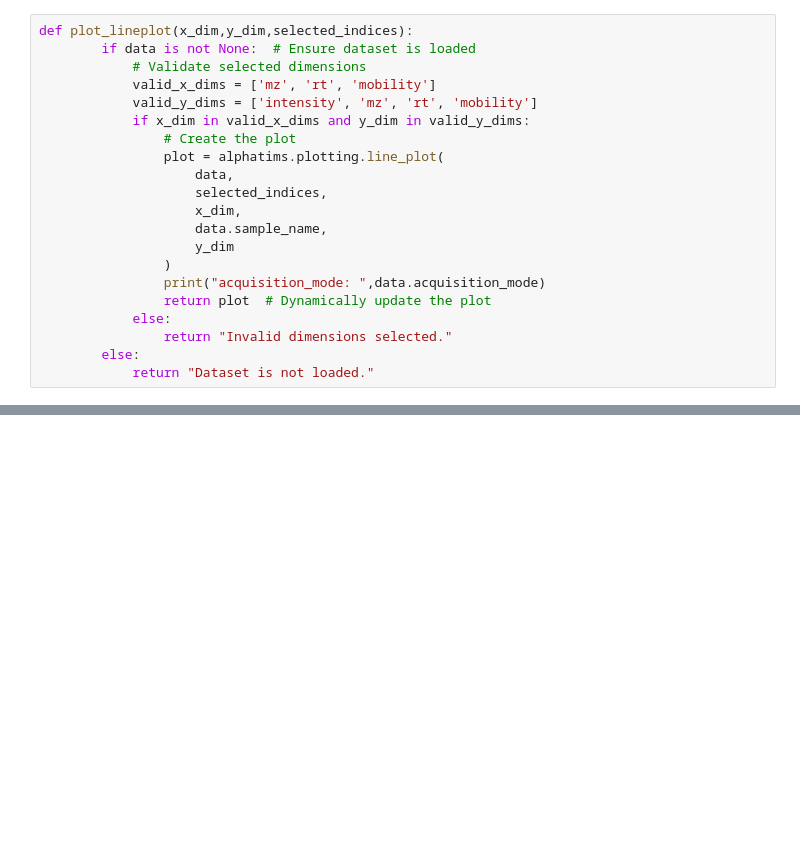
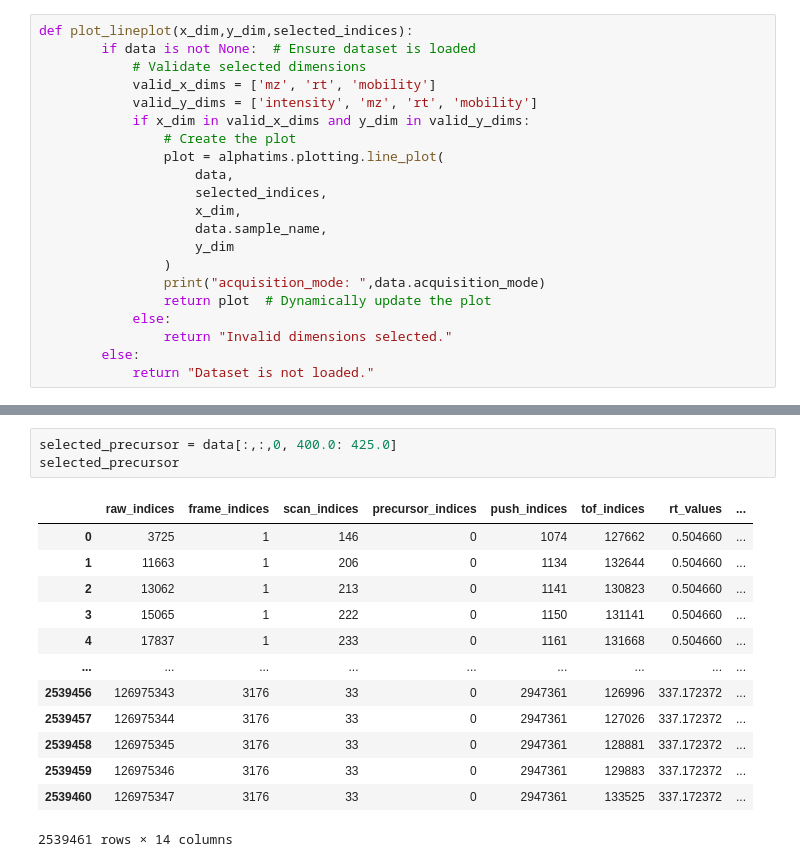
Before and after one commit to RapidSpectraX-Final-Year-Project/1.0, a Jupyter notebook: chargeDetection.ipynb, the cells around one changed output, grey strips where cells are left out. Cells and saved outputs as stored; diff of their text form; blank space fills up the shorter version.

```diff
--- a/chargeDetection.ipynb
+++ b/chargeDetection.ipynb
@@ -129,0 +159,17 @@ plt.show()
+# %%
+selected_precursor = data[:,:,0, 400.0: 425.0]
+selected_precursor
+# %% [output]
+|  | raw_indices | frame_indices | scan_indices | precursor_indices | push_indices | tof_indices | rt_values | ... |
+| 0 | 3725 | 1 | 146 | 0 | 1074 | 127662 | 0.504660 | ... |
+| 1 | 11663 | 1 | 206 | 0 | 1134 | 132644 | 0.504660 | ... |
+| 2 | 13062 | 1 | 213 | 0 | 1141 | 130823 | 0.504660 | ... |
+| 3 | 15065 | 1 | 222 | 0 | 1150 | 131141 | 0.504660 | ... |
+| 4 | 17837 | 1 | 233 | 0 | 1161 | 131668 | 0.504660 | ... |
+| ... | ... | ... | ... | ... | ... | ... | ... | ... |
+| 2539456 | 126975343 | 3176 | 33 | 0 | 2947361 | 126996 | 337.172372 | ... |
+| 2539457 | 126975344 | 3176 | 33 | 0 | 2947361 | 127026 | 337.172372 | ... |
+| 2539458 | 126975345 | 3176 | 33 | 0 | 2947361 | 128881 | 337.172372 | ... |
+| 2539459 | 126975346 | 3176 | 33 | 0 | 2947361 | 129883 | 337.172372 | ... |
+| 2539460 | 126975347 | 3176 | 33 | 0 | 2947361 | 133525 | 337.172372 | ... |
+2539461 rows × 14 columns
```
Also changed, not shown: parts of 6 cells of this notebook.
